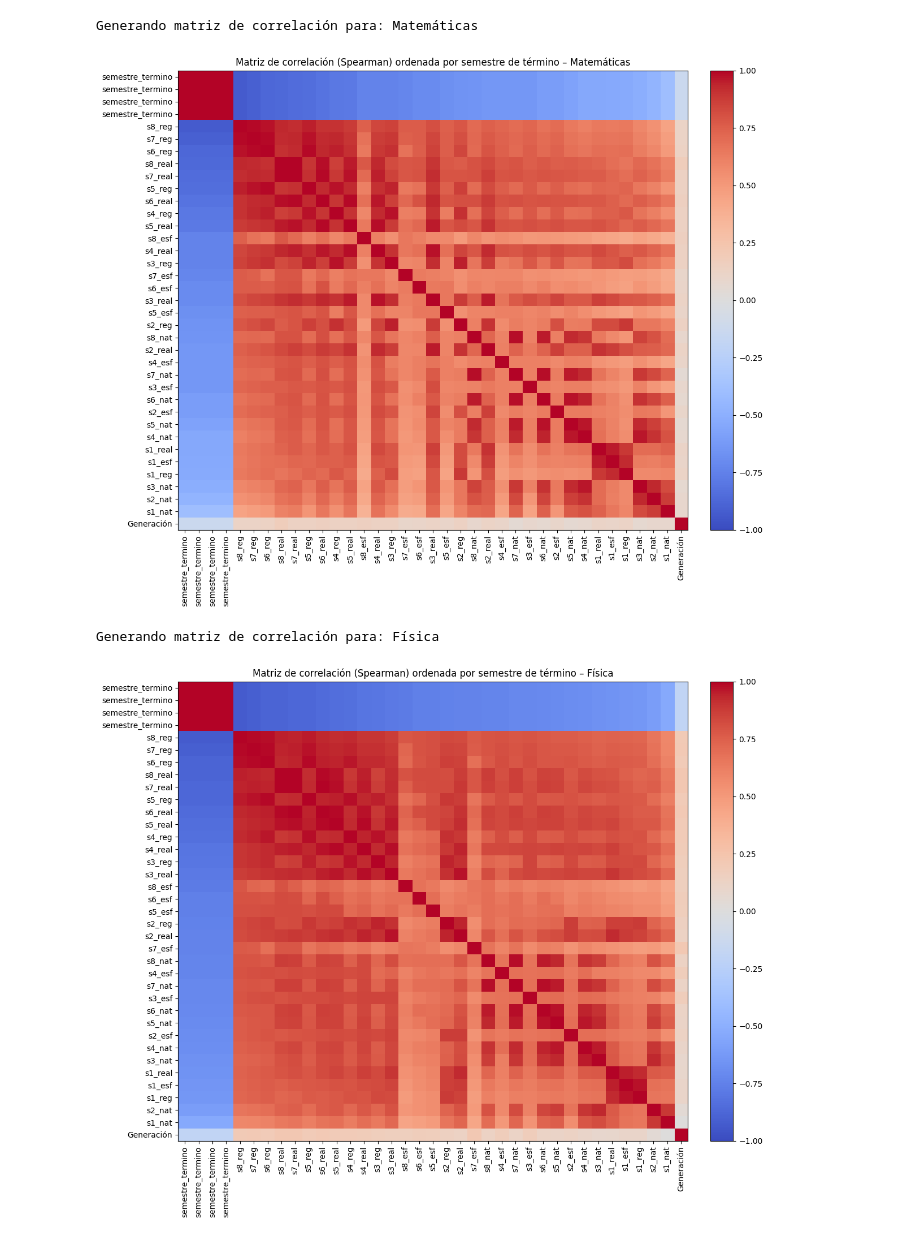
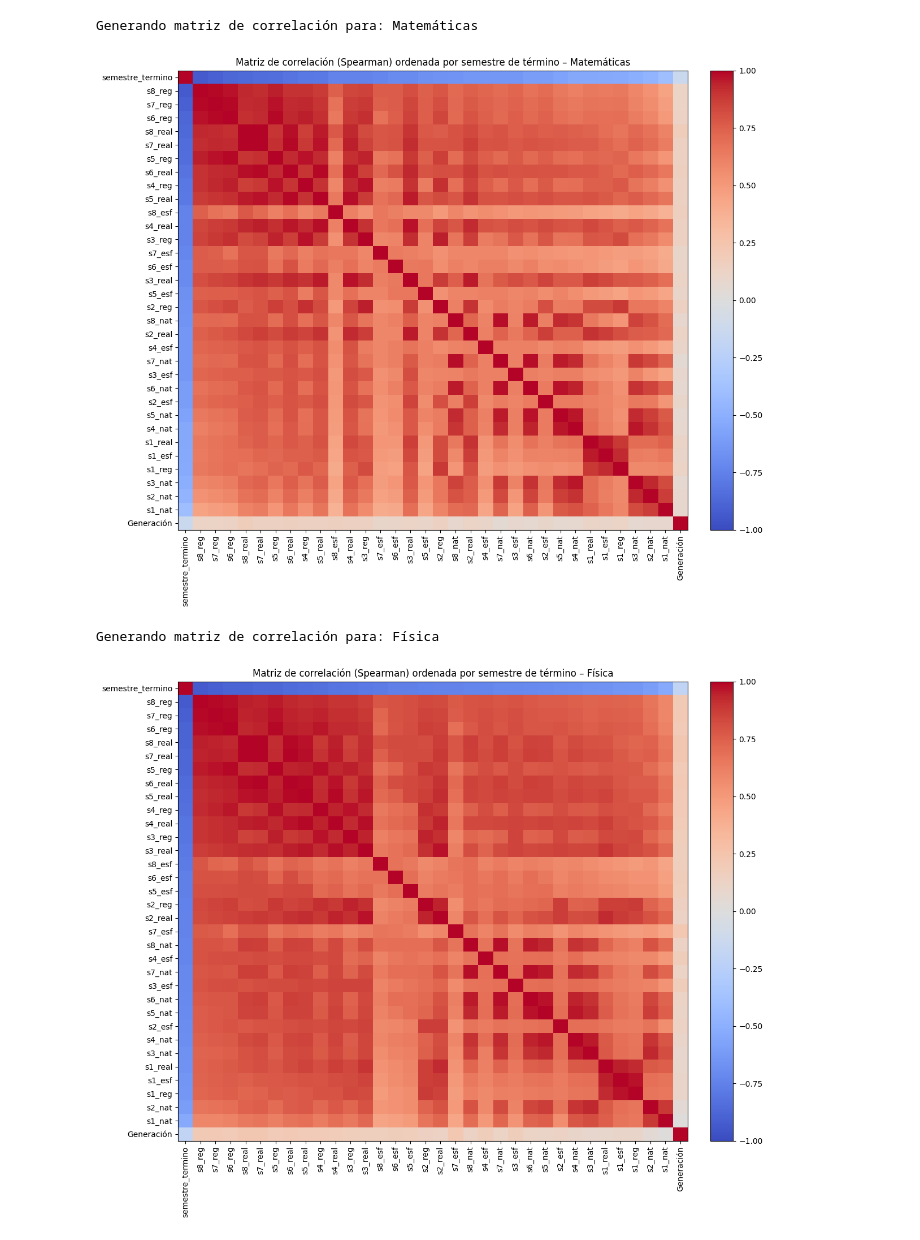
Before and after one commit to sleepydog-21/estadistica-apoyo-estudiantil, a Jupyter notebook: src/notebooks/02_heatmap_correlacion.ipynb, the cells around one changed output. Cells and saved outputs as stored; diff of their text form; code cells hidden in the pictures.

Commit message:
fix: elimina duplicación de semestre_termino en matriz de correlacion

```diff
--- a/src/notebooks/02_heatmap_correlacion.ipynb
+++ b/src/notebooks/02_heatmap_correlacion.ipynb
@@ -22,7 +22,7 @@ for carrera in carreras:
 
     cols_num = (
         ["semestre_termino", "Generación"] +
-        [c for c in df.columns if c.startswith("s")]
+        [c for c in df.columns if c.startswith("s") and c != "semestre_termino"]
     )
 
     # Filtrar columnas que realmente existen
@@ -42,33 +42,33 @@ for carrera in carreras:
         .astype(float)
         .abs()
         .sort_values(ascending=False)
         .index
     )
 
     corr_ord = corr.loc[orden, orden]
 
     # Visualización
     plt.figure(figsize=(12, 10))
     im = plt.imshow(corr_ord, aspect="auto", vmin=-1, vmax=1, cmap="coolwarm")
     plt.colorbar(im, fraction=0.046, pad=0.04)
 
     plt.xticks(
         ticks=np.arange(len(corr_ord.columns)),
         labels=corr_ord.columns,
         rotation=90
     )
 
     plt.yticks(
         ticks=np.arange(len(corr_ord.index)),
         labels=corr_ord.index
     )
 
     plt.title(f"Matriz de correlación (Spearman) ordenada por semestre de término – {carrera}")
     plt.tight_layout()
     plt.savefig(BASE_DIR / 'imagenes' / f'heatmap_{carrera.lower().replace("á", "a").replace("í", "i")}.png', dpi=300, bbox_inches='tight')
     plt.show()
 # %% [output]
 Generando matriz de correlación para: Matemáticas
-[figure, old version]
+[figure, new version]
 Generando matriz de correlación para: Física
-[figure, old version]
+[figure, new version]
```
Also changed, not shown: 2 other files.
